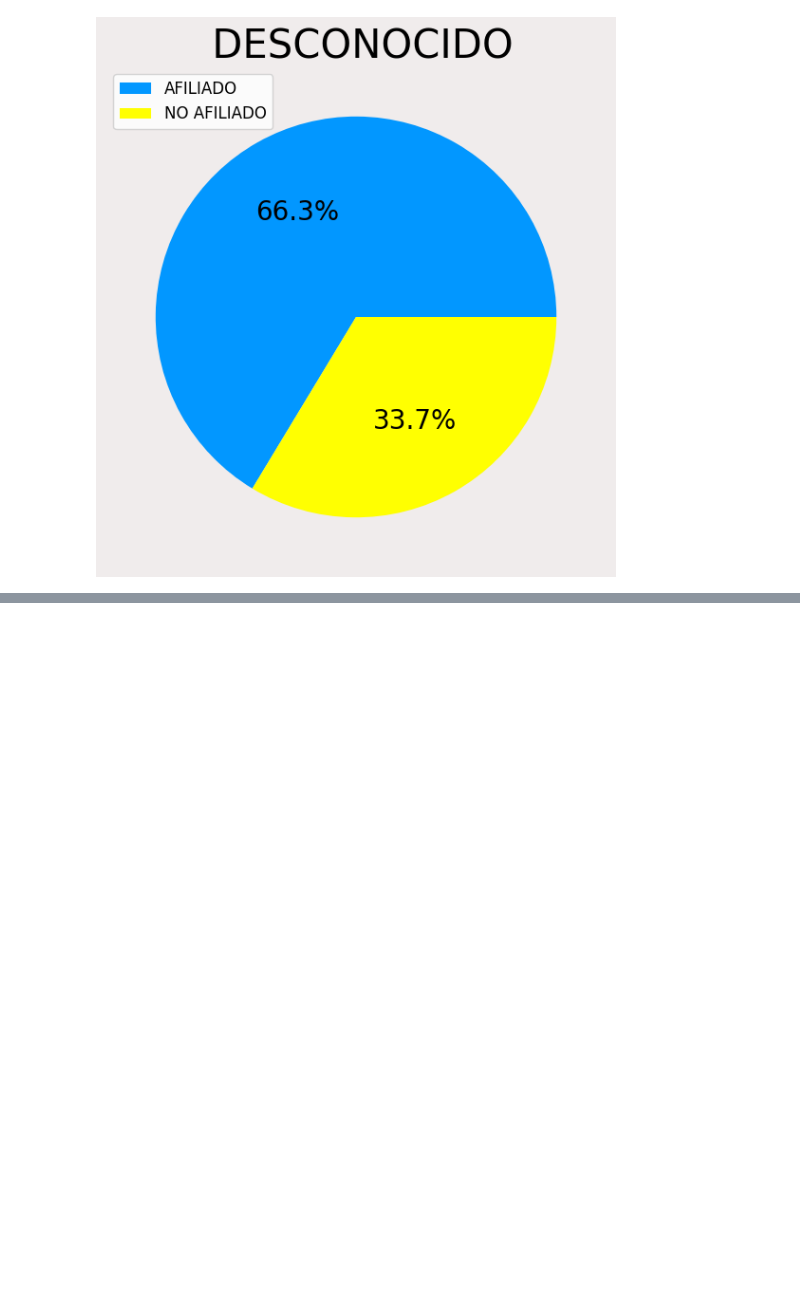
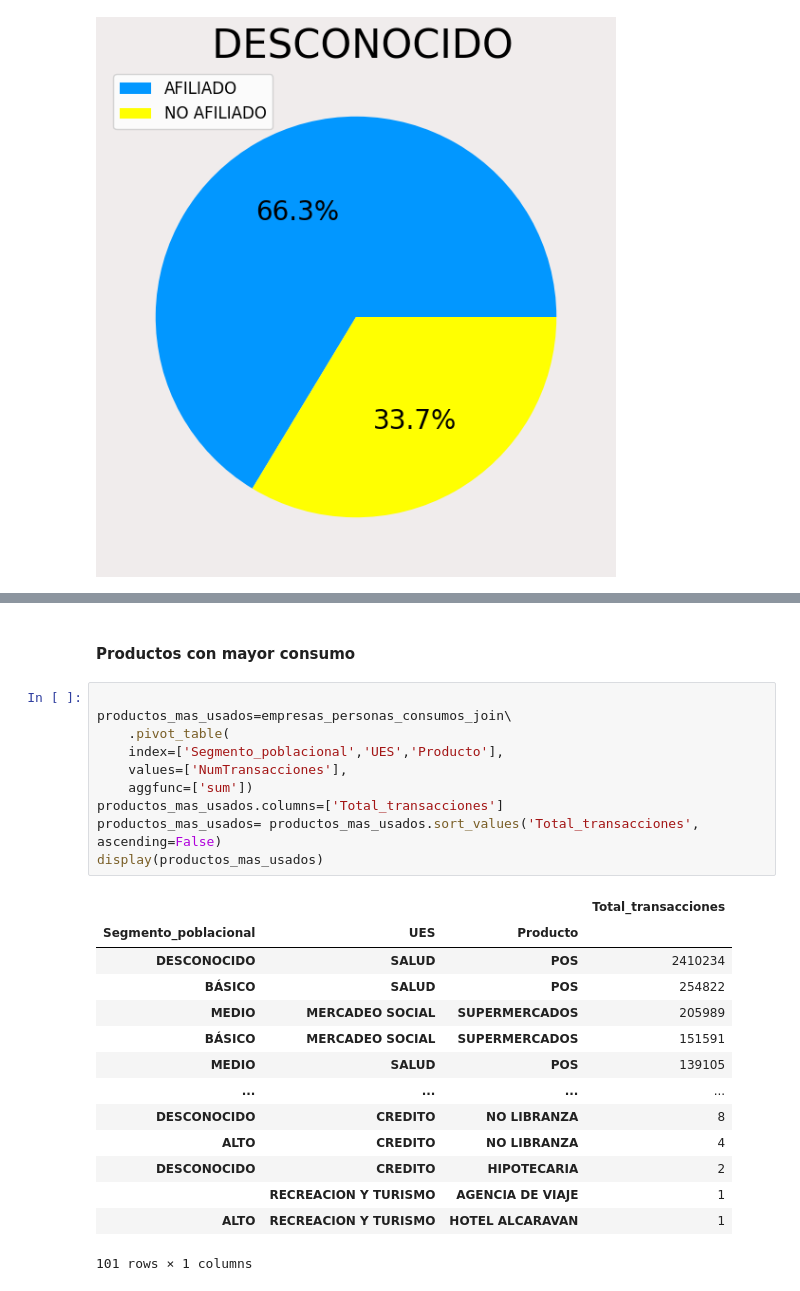
Before and after one commit to DanielAndresD/prueba-tecnica-colsubsidio, a Jupyter notebook: analisis_data.ipynb, the cells around one changed output, grey strips where cells are left out. Cells and saved outputs as stored; diff of their text form; blank space fills up the shorter version.

```diff
--- a/analisis_data.ipynb
+++ b/analisis_data.ipynb
@@ -457,0 +523,27 @@ KeyError: 'UES'
+# %% [markdown]
+#### Productos con mayor consumo
+# %%
+
+productos_mas_usados=empresas_personas_consumos_join\
+    .pivot_table(
+    index=['Segmento_poblacional','UES','Producto'],
+    values=['NumTransacciones'],
+    aggfunc=['sum'])
+productos_mas_usados.columns=['Total_transacciones']
+productos_mas_usados= productos_mas_usados.sort_values('Total_transacciones', ascending=False)
+display(productos_mas_usados)
+# %% [output]
+|  |  |  | Total_transacciones |
+| Segmento_poblacional | UES | Producto |  |
+| DESCONOCIDO | SALUD | POS | 2410234 |
+| BÁSICO | SALUD | POS | 254822 |
+| MEDIO | MERCADEO SOCIAL | SUPERMERCADOS | 205989 |
+| BÁSICO | MERCADEO SOCIAL | SUPERMERCADOS | 151591 |
+| MEDIO | SALUD | POS | 139105 |
+| ... | ... | ... | ... |
+| DESCONOCIDO | CREDITO | NO LIBRANZA | 8 |
+| ALTO | CREDITO | NO LIBRANZA | 4 |
+| DESCONOCIDO | CREDITO | HIPOTECARIA | 2 |
+|  | RECREACION Y TURISMO | AGENCIA DE VIAJE | 1 |
+| ALTO | RECREACION Y TURISMO | HOTEL ALCARAVAN | 1 |
+101 rows × 1 columns
```
Also changed, not shown: parts of 15 cells of this notebook, 9 other files.
